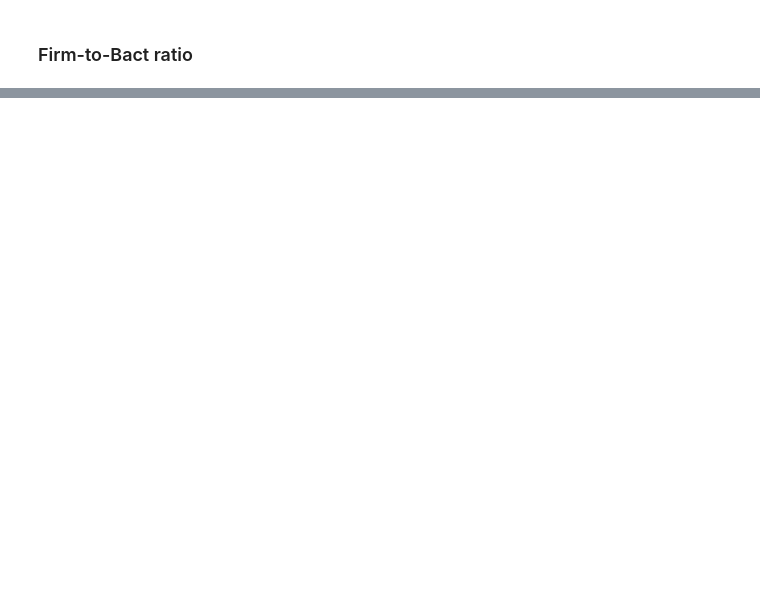
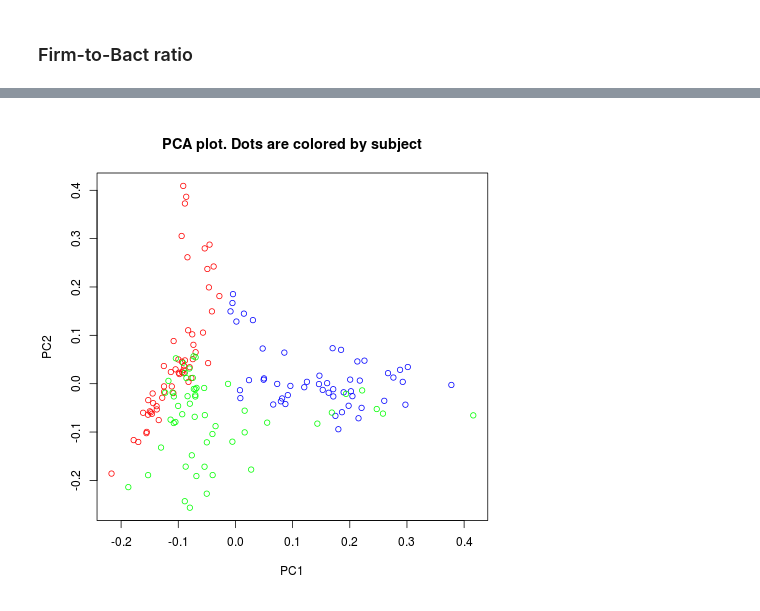
Before and after one commit to nvictus/biome, a Jupyter notebook: microbiome.ipynb, the cells around one changed output, grey strips where cells are left out. Cells and saved outputs as stored; diff of their text form; code cells hidden in the pictures; blank space fills up the shorter version.

```diff
--- a/microbiome.ipynb
+++ b/microbiome.ipynb
@@ -145,0 +147,34 @@ plt.ylabel('Firm/Bac')
+# %%
+patients = df[ df.columns[1:163] ]
+patients = patients/patients.sum()
+patients = patients.T
+labels = [lab[0] for lab in patients.index]
+# %%
+%%R -i patients,labels
+library(stats)
+
+colorArray <- function(labels)
+{
+  N = length(labels)
+  colors = array(NA, N)
+  for (i in 1:N)
+  {
+    if (labels[i] == "D")
+    {
+      colors[i] = "red"
+    } else if (labels[i] == "E")
+    {
+      colors[i] = "blue"
+    } else
+    {
+      colors[i] = "green"
+    }
+  }
+  colors
+}
+
+pca <- prcomp(patients, retx=TRUE)
+colors <- colorArray(labels)
+plot(pca$x, col=colors, main="PCA plot. Dots are colored by subject")
+# %% [output]
+[figure, added]
```
Also changed, not shown: parts of 5 cells of this notebook.
